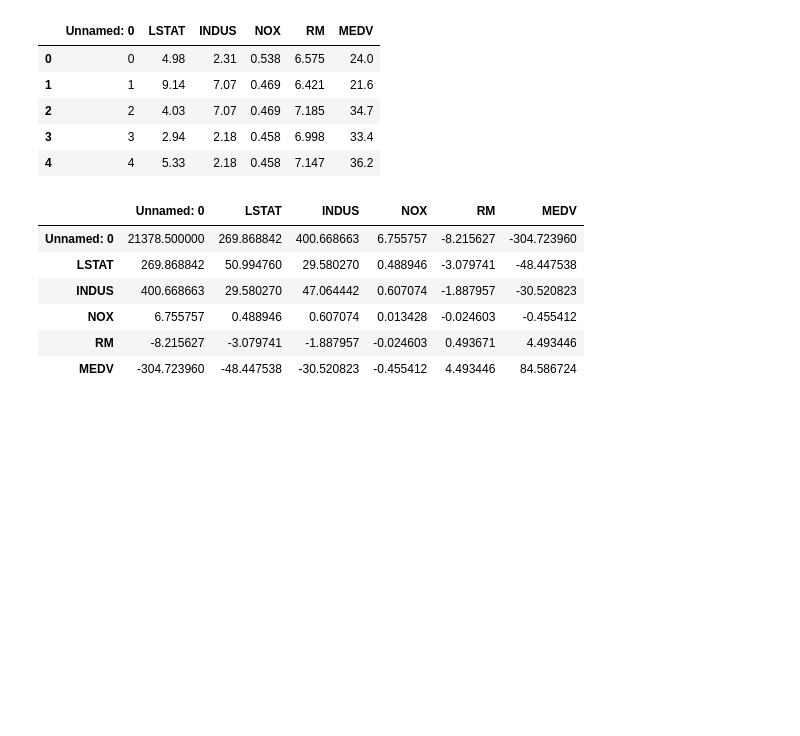
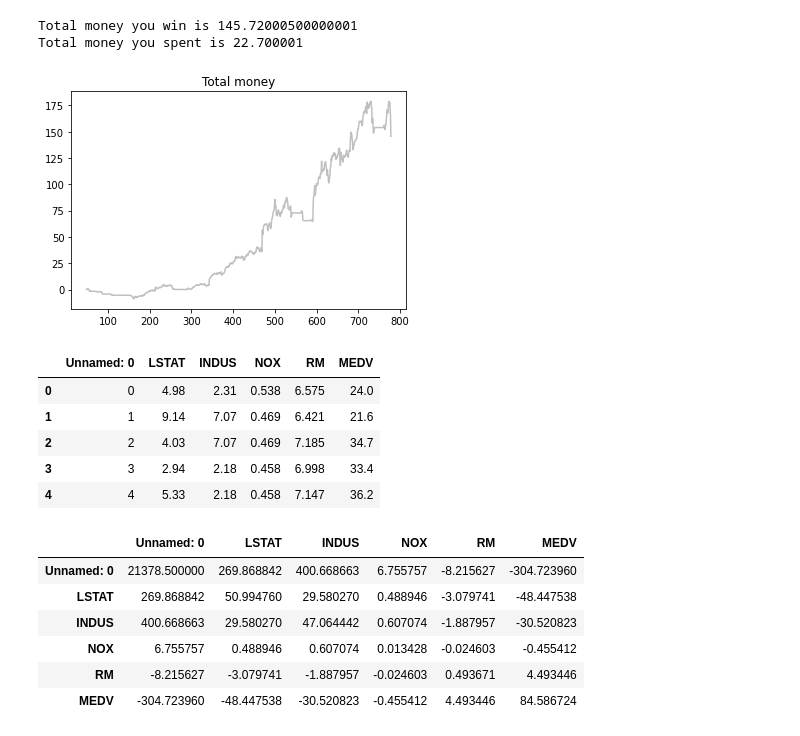
Before and after one commit to spribylova/Python_Finance_Linear_Regression, a Jupyter notebook: Linear_regression.ipynb, the cells around one changed output. Drawn from its saved outputs; the diff is of its cells as text; code cells hidden in the pictures; blank space fills up the shorter version.

```diff
--- a/Linear_regression.ipynb
+++ b/Linear_regression.ipynb
@@ -6,0 +61,6 @@
+# %%
+# Use .cumsum() to calculate the accumulated wealth over the period
+# create new variable cumultive wealth
+# strategy we selected in making in day 2018-02-02 USD 145.72
+fb['wealth'] = fb['Profit'].cumsum()
+fb.tail()
@@ -7,3 +81,14 @@
+# %%
+# plot the wealth to show the growth of profit over the period
+
+fb['wealth'].plot(color='silver')
+plt.title('Total money')
+print('Total money you win is {}'.format(fb.loc[fb.index[-2], 'wealth']))#
+print('Total money you spent is {}'.format(fb.loc[fb.index[0], 'Close']))# initial investment is the stock price on the first day, 13.3. 2015, Close
+# %% [output]
+Total money you win is 145.72000500000001
+Total money you spent is 22.700001
+[figure, added]
 # %%
 import pandas as pd
 import statsmodels.formula.api as smf
```
Also changed, not shown: parts of 9 cells of this notebook.
